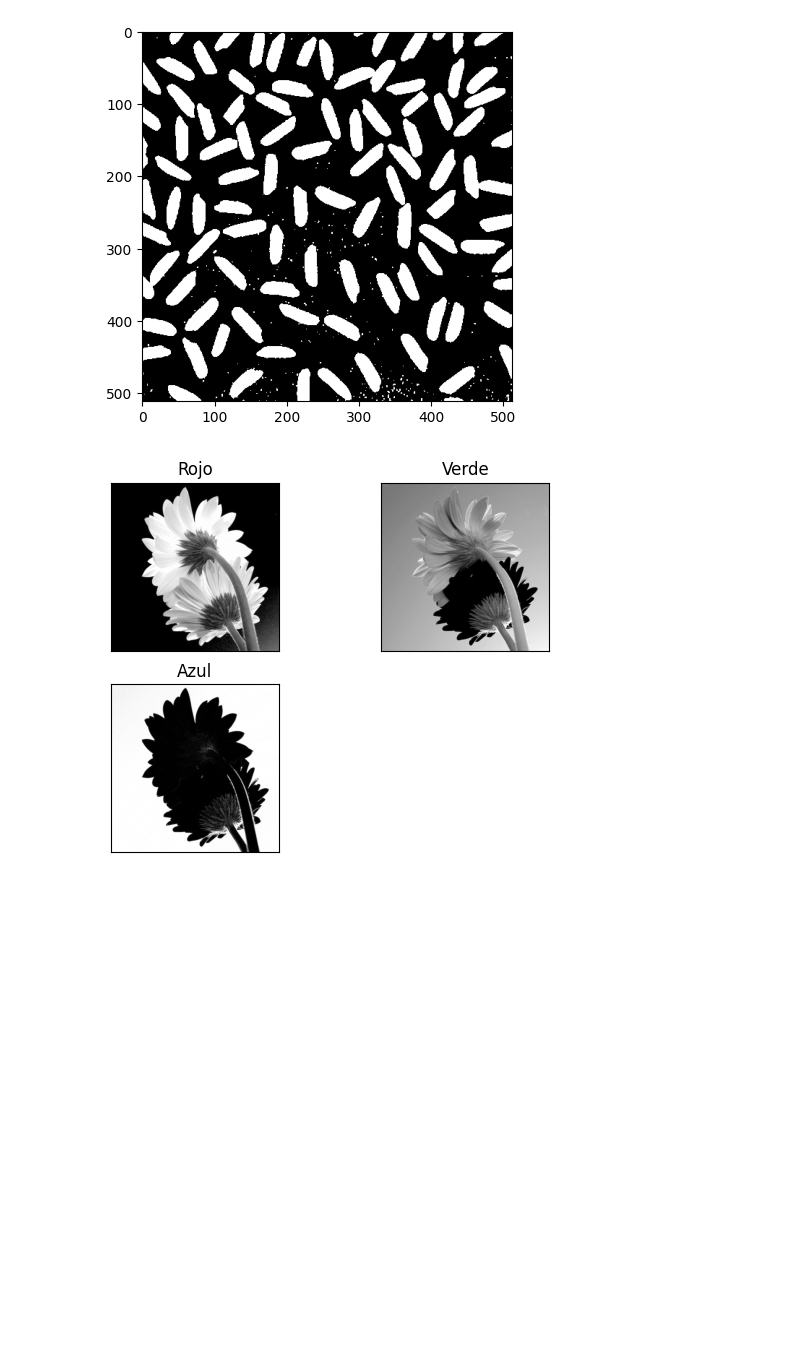
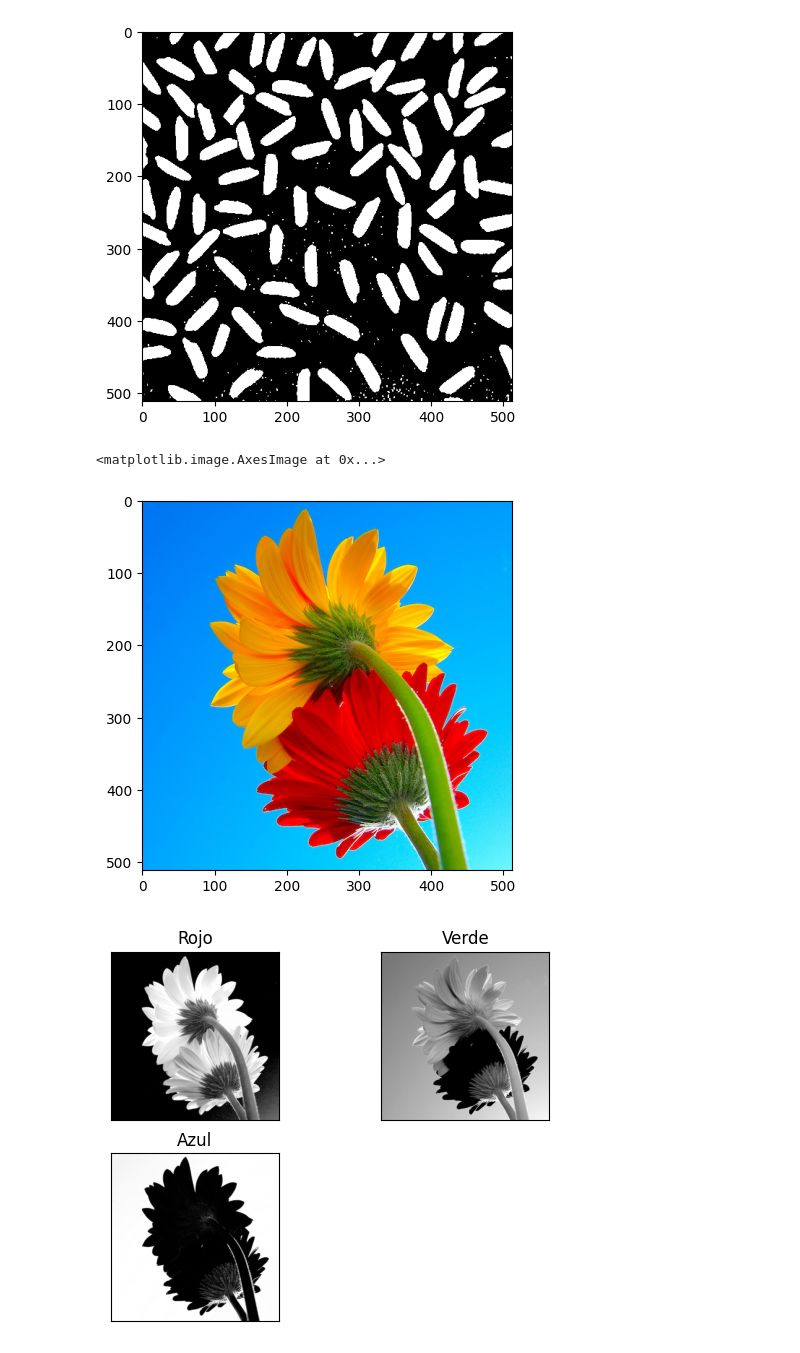
Before and after one commit to FlorianCochachin/procesamiento-imagenes-unmsm, a Jupyter notebook: src/Sementacion.ipynb, the cells around one changed output. Saved outputs shown, nothing was run; the diff lists cells and outputs as text; code cells hidden in the pictures; blank space fills up the shorter version.

```diff
--- a/src/Sementacion.ipynb
+++ b/src/Sementacion.ipynb
@@ -90,4 +90,10 @@ plt.imshow(th2, 'gray')
 [figure]
 # %%
 #Segmentación de color
+image = cv.imread('imagenes/flowers.jpg')
+image = cv.cvtColor(image, cv.COLOR_BGR2RGB);
+plt.imshow(image)
+# %% [output]
+<matplotlib.image.AxesImage at 0x...>
+[figure, added]
 # %%
```
Also changed, not shown: parts of 6 cells of this notebook, 1 other file.
